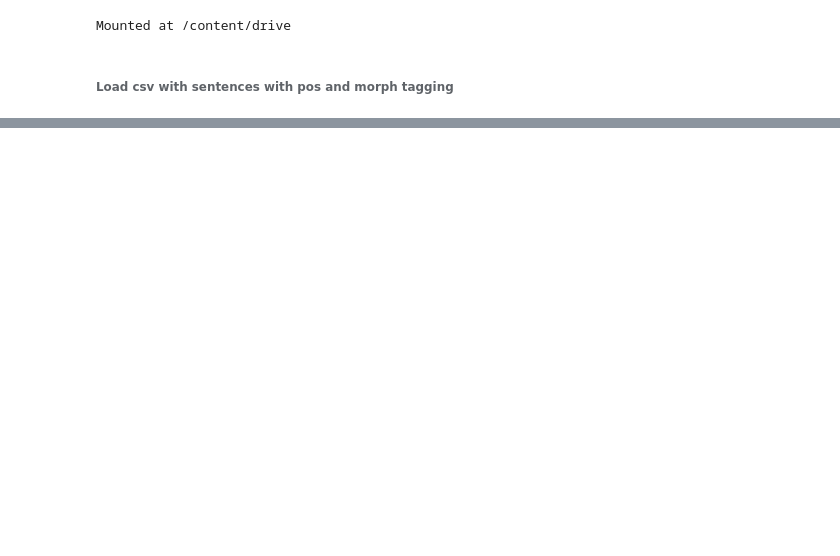
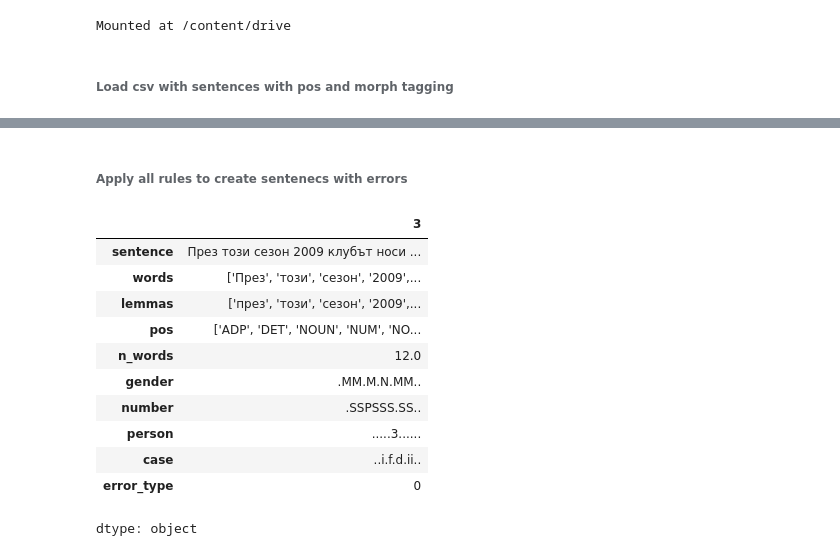
Before and after one commit to MirkaIvanova/Projects, a Jupyter notebook: the-grammar-whisperer/06_Prepare-Data_Add-Errors.ipynb, the cells around one changed output, grey strips where cells are left out. Cells and saved outputs as stored; diff of their text form; code cells hidden in the pictures; blank space fills up the shorter version.

```diff
--- a/the-grammar-whisperer/06_Prepare-Data_Add-Errors.ipynb
+++ b/the-grammar-whisperer/06_Prepare-Data_Add-Errors.ipynb
@@ -72,9 +91,2 @@ memory usage: 66.1+ MB
 # %%
-df_sentences['error_type'] = 0
+df['error_type'] = 0
-# %%
-pd.set_option('display.max_rows', 500)
-pd.set_option('display.max_columns', 500)
-pd.set_option('display.max_info_columns', 500)
-pd.set_option('display.width', 1000)
-pd.set_option('display.max_colwidth', 500)
-df_sentences[['sentence', 'morph', 'features']].head(10)
@@ -98,0 +127,19 @@ display(HTML("<style>.container { width:100% !important; }</style>"))
+# %% [markdown]
+###### Apply all rules to create sentenecs with errors
+# %%
+df1 = deepcopy(df.iloc[0:10]) # 💜
+# %%
+df1.loc[3]
+# %% [output]
+|  | 3 |
+| sentence | През този сезон 2009 клубът носи ... |
+| words | ['През', 'този', 'сезон', '2009',... |
+| lemmas | ['през', 'този', 'сезон', '2009',... |
+| pos | ['ADP', 'DET', 'NOUN', 'NUM', 'NO... |
+| n_words | 12.0 |
+| gender | .MM.M.N.MM.. |
+| number | .SSPSSS.SS.. |
+| person | .....3...... |
+| case | ..i.f.d.ii.. |
+| error_type | 0 |
+dtype: object
```
Also changed, not shown: parts of 15 cells of this notebook, 4 other files.
